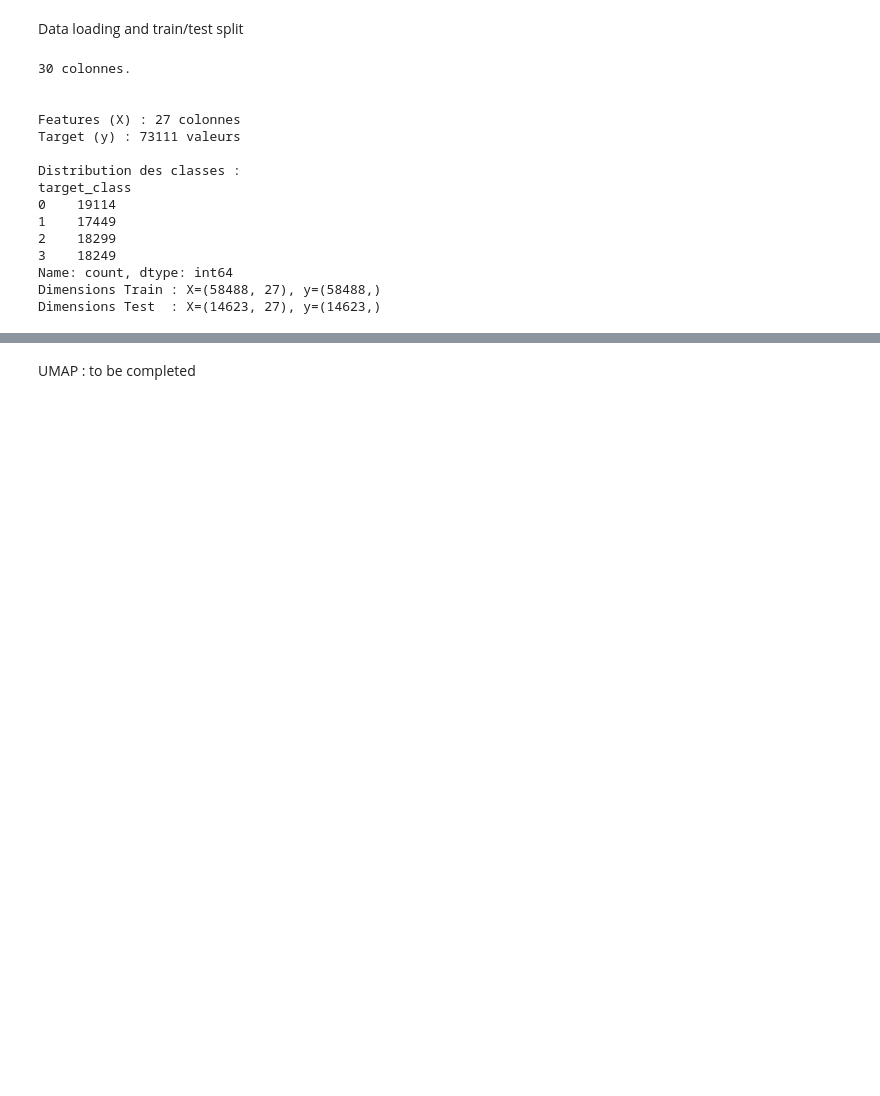
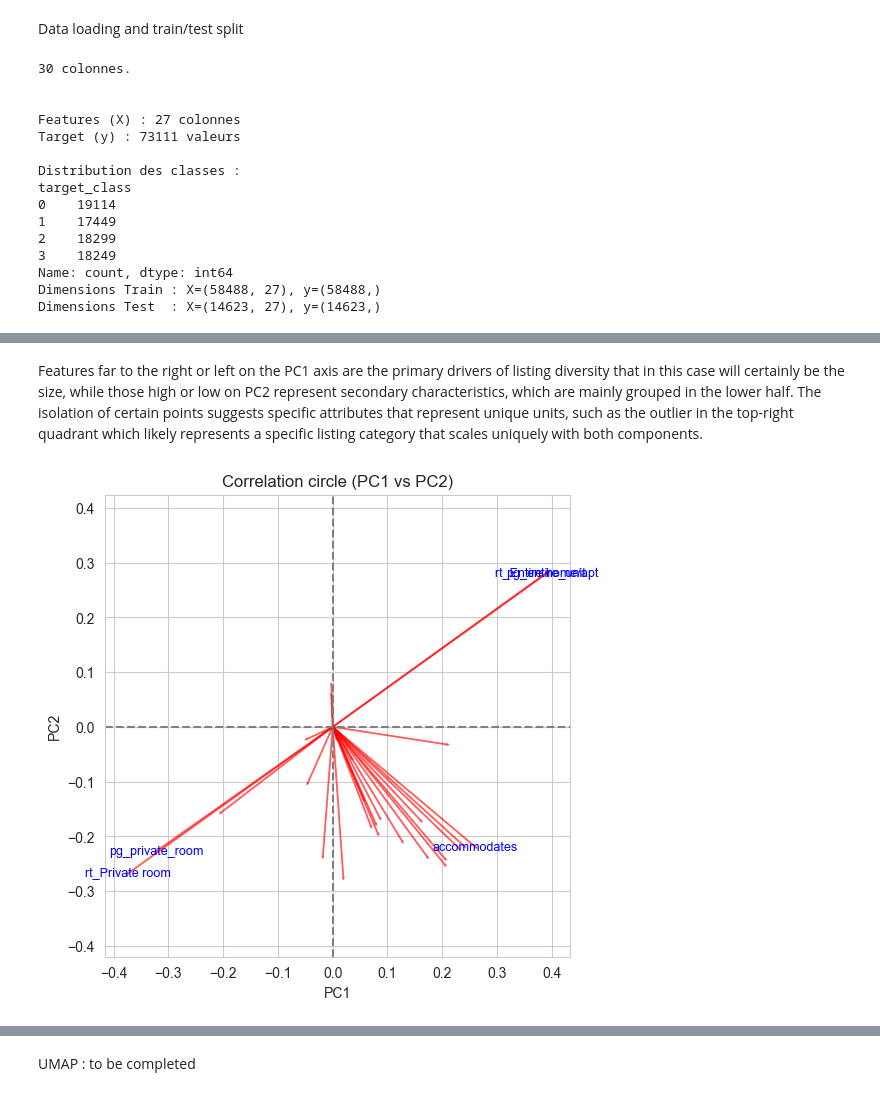
Before and after one commit to Felix-prjcts/ML_Airbnb_domain_generalisation, a Jupyter notebook: 1_ML_Paris.ipynb, the cells around one changed output, grey strips where cells are left out. Cells and saved outputs as stored; diff of their text form; code cells hidden in the pictures; blank space fills up the shorter version.

```diff
--- a/1_ML_Paris.ipynb
+++ b/1_ML_Paris.ipynb
@@ -91,0 +157,21 @@ PCA : to be completed
+# %% [markdown]
+Features far to the right or left on the PC1 axis are the primary drivers of listing diversity that in this case will certainly be the size, while those high or low on PC2 represent secondary characteristics, which are mainly grouped in the lower half. The isolation of certain points suggests specific attributes that represent unique units, such as the outlier in the top-right quadrant which likely represents a specific listing category that scales uniquely with both components.
+# %%
+#correlation circle for PC1 and PC2
+plt.figure(figsize=(6,6))
+plt.axhline(0, color='grey', linestyle='--')
+plt.axvline(0, color='grey', linestyle='--')
+vecs = pca_full.components_[:2]
+corrs = np.linalg.norm(vecs, axis=0)
+top_idx = np.argsort(corrs)[-5:] #top 5 features with highest correlation to PC1/PC2
+for i in range(len(X.columns)):
+    plt.arrow(0, 0, vecs[0,i], vecs[1,i], color='r', alpha=0.5)
+for i in top_idx:
+    plt.text(vecs[0,i], vecs[1,i], X.columns[i], fontsize=9, ha='center', va='center', color='blue')
+plt.xlabel('PC1')
+plt.ylabel('PC2')
+plt.title('Correlation circle (PC1 vs PC2)')
+plt.axis('equal')
+plt.show()
+# %% [output]
+[figure, added]
```
Also changed, not shown: parts of 22 cells of this notebook, 1 other file.
